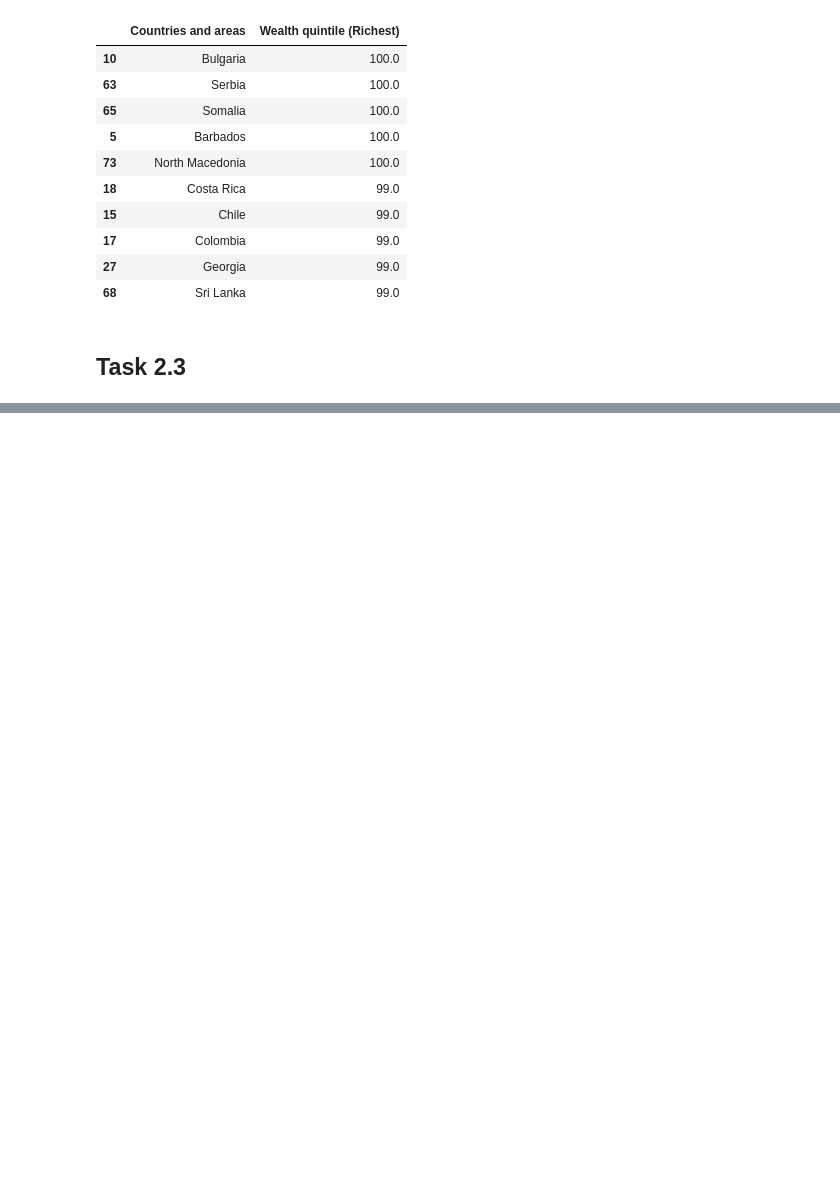
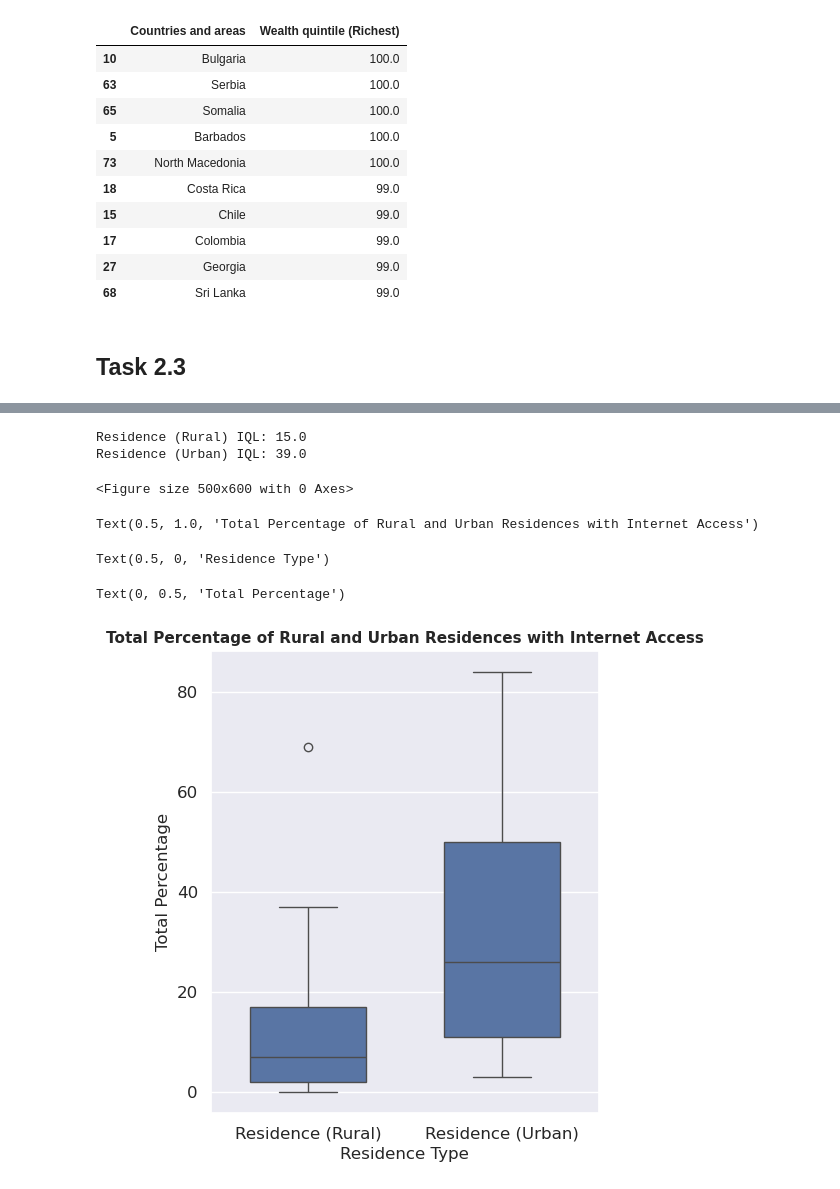
Before and after one commit to LordStarkie/Data-Science-A1, a Jupyter notebook: S3902159-A1code.ipynb, the cells around one changed output, grey strips where cells are left out. Saved outputs shown, nothing was run; the diff lists cells and outputs as text; code cells hidden in the pictures; blank space fills up the shorter version.

```diff
--- a/S3902159-A1code.ipynb
+++ b/S3902159-A1code.ipynb
@@ -356,0 +351,9 @@ top_richest[["Countries and areas","Wealth quintile (Richest)"]]
+# %%
+# get Lower Middle Income group only
+lm_df = cleaned_df.loc[cleaned_df["Income Group"] == "Lower middle income (LM)"]
+# %%
+# categorise countries into residence types
+melted_lm = pd.melt(lm_df, id_vars=["Countries and areas" , "Region"],
+                      value_vars=["Residence (Rural)", "Residence (Urban)"],
+                      var_name="Residence Type", value_name="Percentage")
+melted_lm
@@ -356,0 +378,34 @@ top_richest[["Countries and areas","Wealth quintile (Richest)"]]
+# %%
+# calculate q1 and q3
+q1_rural = lm_df['Residence (Rural)'].quantile(0.25)
+q3_rural = lm_df['Residence (Rural)'].quantile(0.75)
+q1_urban = lm_df['Residence (Urban)'].quantile(0.25)
+q3_urban = lm_df['Residence (Urban)'].quantile(0.75)
+
+# calculate IQR
+iqr_rural = q3_rural - q1_rural
+iqr_urban = q3_urban - q1_urban
+
+print(f"Residence (Rural) IQL: {iqr_rural}")
+print(f"Residence (Urban) IQL: {iqr_urban}")
+
+# make boxplot
+sns.set_theme(style="darkgrid")
+
+plt.figure(figsize=(5, 6))
+median_total_boxplot = sns.boxplot(x="Residence Type", y="Percentage", data=melted_lm, width=0.6)
+
+# title and text sizes
+median_total_boxplot.set_title("Total Percentage of Rural and Urban Residences with Internet Access", fontsize=11, fontweight='bold')
+median_total_boxplot.set_xlabel("Residence Type", fontsize=12)
+median_total_boxplot.set_ylabel("Total Percentage", fontsize=12)
+median_total_boxplot.tick_params(axis='x', labelsize=12)
+median_total_boxplot.tick_params(axis='y', labelsize=12)
+# %% [output]
+Residence (Rural) IQL: 15.0
+Residence (Urban) IQL: 39.0
+<Figure size 500x600 with 0 Axes>
+Text(0.5, 1.0, 'Total Percentage of Rural and Urban Residences with Internet Access')
+Text(0.5, 0, 'Residence Type')
+Text(0, 0.5, 'Total Percentage')
+[figure, added]
```
Also changed, not shown: parts of 8 cells of this notebook, 1 other file.
